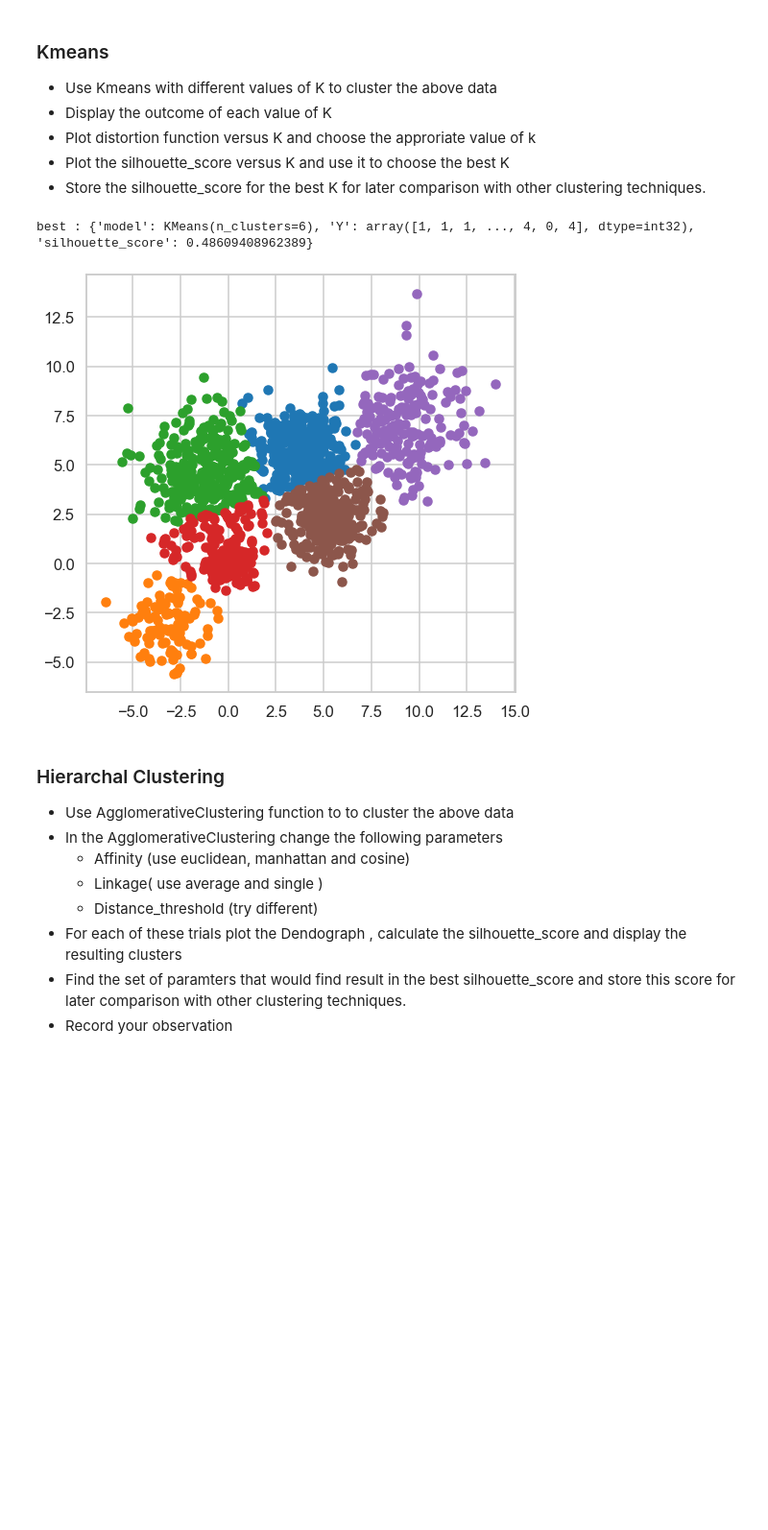
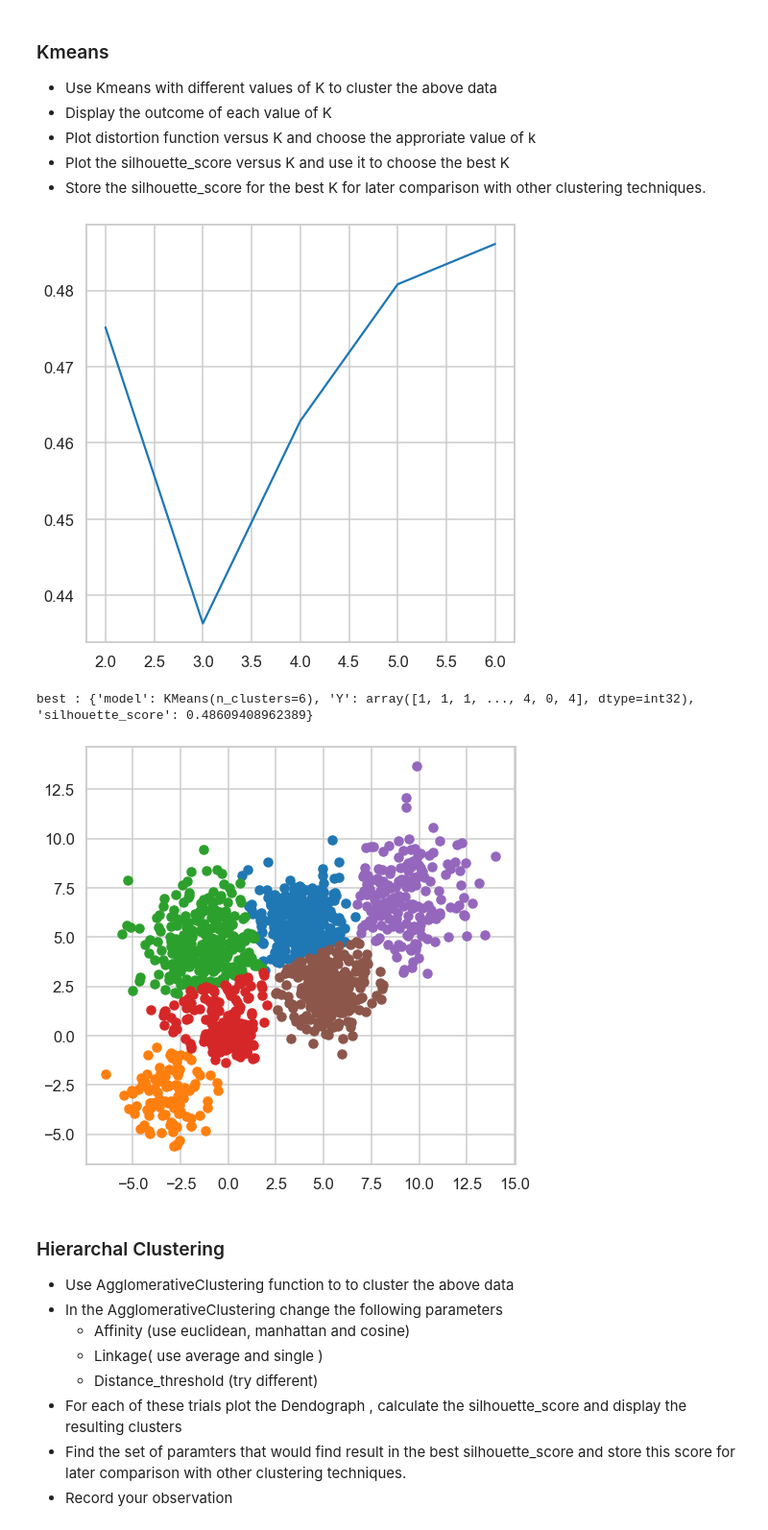
Before and after one commit to ahmednadr/guc-clustering-notebook, a Jupyter notebook: Clustering Project.ipynb, the cells around one changed output. Shown at 96% size. Cells and saved outputs as stored; diff of their text form; code cells hidden in the pictures; blank space fills up the shorter version.

```diff
--- a/Clustering Project.ipynb
+++ b/Clustering Project.ipynb
@@ -82,50 +85,54 @@ def kmeans(data,silhouette_plot=False,elbow_plot=False,plot=False):
 
     ks = [2, 3, 4, 5, 6]
     results = {}
+    distortions = [] #Distortion is the average of the squared distances from the cluster centers of the respective clusters.
 
     for k in ks:
         kmeans = KMeans(n_clusters=k)
         ys = kmeans.fit_predict(data)
         results[k] = {'model': kmeans, "Y" : ys,'silhouette_score': silhouette_score(data, kmeans.labels_)}
+        distortions.append(sum(np.min(cdist(data, kmeans.cluster_centers_,
+                                        'euclidean'), axis=1)) / data.shape[0])
 
     if silhouette_plot:
 
         si = [i["silhouette_score"] for i in results.values()]
         plt.plot(results.keys(),si)
         plt.show()
 
     if elbow_plot:
 
-        from yellowbrick.cluster import KElbowVisualizer
-
-        visualizer = KElbowVisualizer(KMeans, k=(1, 10), timings=False)
-        visualizer.fit(data)
-        visualizer.show()
+        plt.plot(range(1,20), distortions, marker='o')
+        plt.xlabel('Values of K')
+        plt.ylabel('Distortion')
+        plt.title('The Elbow Method using Distortion')
+        plt.show()
 
     tmp  = [r for r in results.values() if r["silhouette_score"] is not None]
     tmp.sort(key=operator.itemgetter('silhouette_score'))
     best = tmp[-1]
     print("best :" ,best)
 
     if plot:
         if len(data[0]) <= 2:
 
             ys = tmp[-1]["Y"]
             set_cluster = set(ys)
 
             for c in set_cluster:
                 plot_points = np.array([list(data[idx]) for idx,val in enumerate(ys) if val == c])
                 plot_points = np.transpose(plot_points)
                 plt.scatter(plot_points[0],plot_points[1])
 
             plt.show()
 
     return results
 
-r = kmeans(Multi_blob_Data,plot=True)
+r = kmeans(Multi_blob_Data,plot=True,silhouette_plot=True)
 # %% [output]
+[figure, new version]
 best : {'model': KMeans(n_clusters=6), 'Y': array([1, 1, 1, ..., 4, 0, 4], dtype=int32), 'silhouette_score': 0.48609408962389}
-[figure, old version]
+[figure, added]
 # %% [markdown]
 ### Hierarchal Clustering
 * Use AgglomerativeClustering function to  to cluster the above data
```
Also changed, not shown: parts of 8 cells of this notebook.
